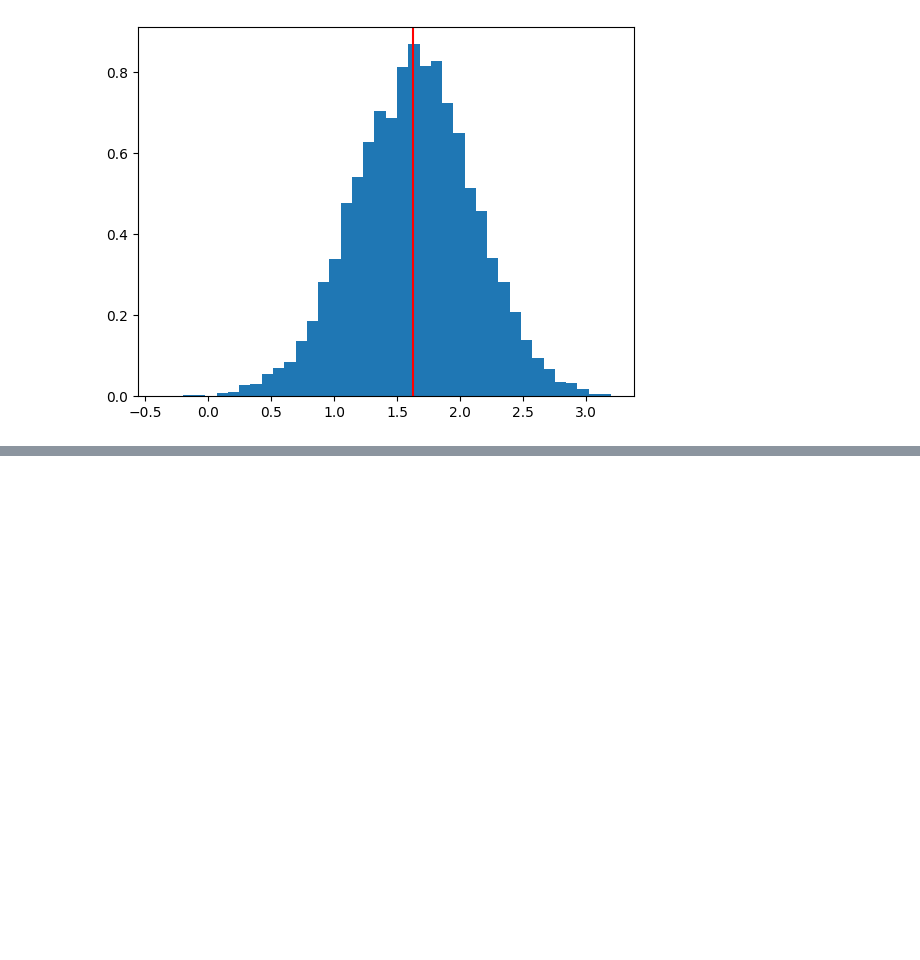
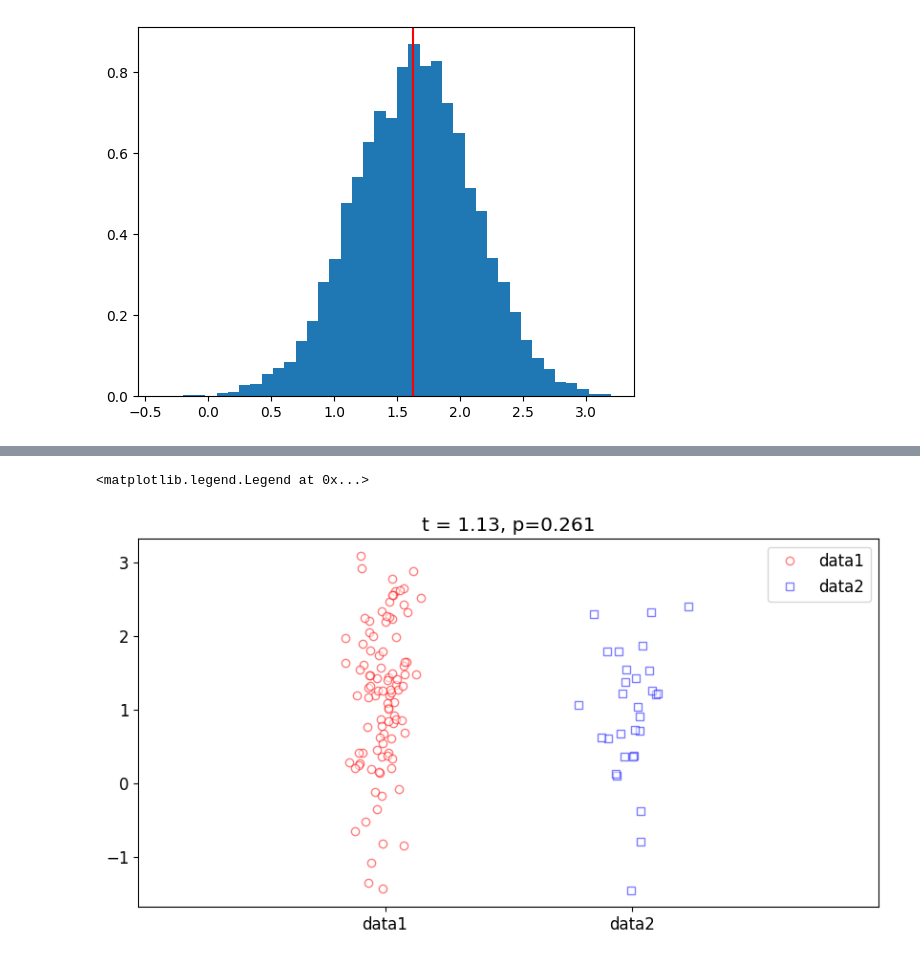
Before and after one commit to mokshManchandani/data-science, a Jupyter notebook: MATH.ipynb, the cells around one changed output, grey strips where cells are left out. Cells and saved outputs as stored; diff of their text form; code cells hidden in the pictures; blank space fills up the shorter version.

```diff
--- a/MATH.ipynb
+++ b/MATH.ipynb
@@ -188,0 +257,14 @@ plt.axvline(population_mean, color='red');
+# %%
+# common way of showing the t-test results
+fig = plt.figure(figsize=(10, 5))
+plt.rcParams.update({'font.size':12})
+
+plt.plot(0 + np.random.randn(n1)/15, data1, 'ro', markerfacecolor='w', alpha=.5, label='data1')
+plt.plot(1 + np.random.randn(n2)/15, data2, 'bs', markerfacecolor = 'w', alpha=.5, label='data2')
+plt.xlim([-1, 2])
+plt.xticks([0,1], labels=['data1', 'data2'])
+plt.title(f"t = {t:.2f}, p={p:.3f}")
+plt.legend()
+# %% [output]
+<matplotlib.legend.Legend at 0x...>
+[figure, added]
```
Also changed, not shown: parts of 13 cells of this notebook.
